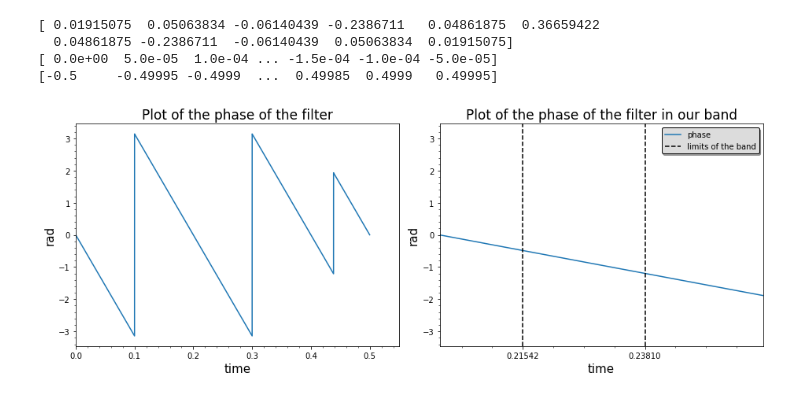
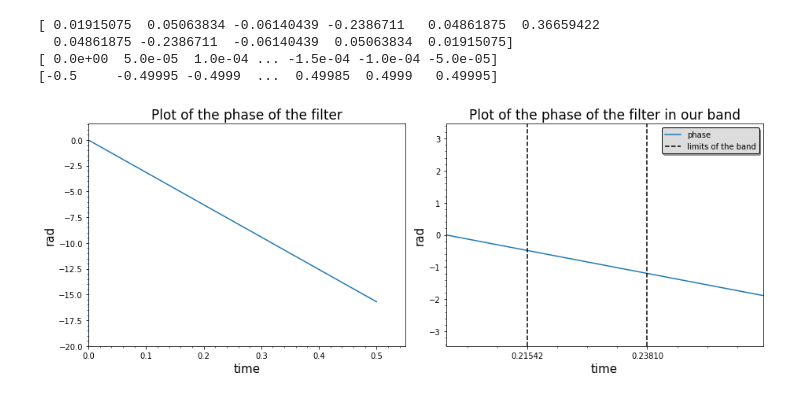
Before and after one commit to GiacomoFrn/MAPD_modA, a Jupyter notebook: python_part.ipynb, the cells around one changed output. Saved outputs shown, nothing was run; the diff lists cells and outputs as text; code cells hidden in the pictures.

```diff
--- a/python_part.ipynb
+++ b/python_part.ipynb
@@ -12,6 +12,7 @@ import numpy as np
 import wavio as wv
 import os
 import math
+import cmath
 
 
 
@@ -27,46 +28,42 @@ print(coeff)
 fft_coeff = fftpack.fft(coeff,20000)
 pow = np.abs(fft_coeff)      #amplitude response
 phase = np.angle(fft_coeff)  #computing the phase
-freqs = fftpack.fftfreq(20000)
-print(freqs)
-idx = np.argsort(freqs)
-print(freqs[idx])
+phase_unwrap = np.unwrap(phase,period=math.pi)
+freqs_H = fftpack.fftfreq(20000)
+print(freqs_H)
+idx = np.argsort(freqs_H)
+print(freqs_H[idx])
 fig, ax = plt.subplots(nrows=1, ncols=2, figsize=(13,5))
-ax[0].plot(freqs[idx], phase[idx], label = 'phase')
+ax[0].plot(freqs_H[idx], phase_unwrap[idx], label = 'phase')
 ax[0].set_xlim(left=0)
+ax[0].set_ylim(bottom=-20)
 ax[0].set_xlabel('time', fontsize=15)
 ax[0].set_ylabel('rad', fontsize=15)
 ax[0].set_title('Plot of the phase of the filter', fontsize=17)
 ax[0].minorticks_on()
-ax[1].plot(freqs[idx], phase[idx], label='phase')
+ax[1].plot(freqs_H[idx], phase[idx], label='phase')
 ax[1].set_xlim(left=0.20, right=0.26)
 ax[1].set_xlabel('time', fontsize=15)
 ax[1].set_ylabel('rad', fontsize=15)
 ax[1].set_title('Plot of the phase of the filter in our band', fontsize=17)
 ax[1].axvline(x=(f[0]/fs), linestyle='--', color ='black', label='limits of the band' ) # Limits of our band
 ax[1].axvline(x=(f[1]/fs), linestyle='--', color ='black' )
 ax[1].legend(shadow=True, framealpha=1, facecolor='gainsboro', edgecolor='black', prop={'size':10}, loc='upper right')
 ax[1].set_xticks(np.array(f)/fs)
 ax[1].minorticks_on()
 fig.tight_layout()
 
 freq_sample_1, sig_audio_1 = wavfile.read("10kHz_44100Hz_16bit_05sec.wav")
 freq_sample_2, sig_audio_2 = wavfile.read("1kHz_44100Hz_16bit_05sec.wav")
 
 #print(freq_sample_1)
 #type(sig_audio_1)
 
 #print(freq_sample_2)
 #type(sig_audio_2)
-#playsound("WAV-MP3.wav")
-
-# Output the parameters: Signal Data Type, Sampling Frequency and Duration
-#print('\nShape of Signal:', sig_audio.shape)
-#print('Signal Datatype:', sig_audio.dtype)
-#print('Signal duration:', round(sig_audio.shape[0] / float(freq_sample), 2), 'seconds')
 # %% [output]
 [ 0.01915075  0.05063834 -0.06140439 -0.2386711   0.04861875  0.36659422
   0.04861875 -0.2386711  -0.06140439  0.05063834  0.01915075]
 [ 0.0e+00  5.0e-05  1.0e-04 ... -1.5e-04 -1.0e-04 -5.0e-05]
 [-0.5     -0.49995 -0.4999  ...  0.49985  0.4999   0.49995]
-[figure, old version]
+[figure, new version]
```
Also changed, not shown: parts of 5 cells of this notebook.
